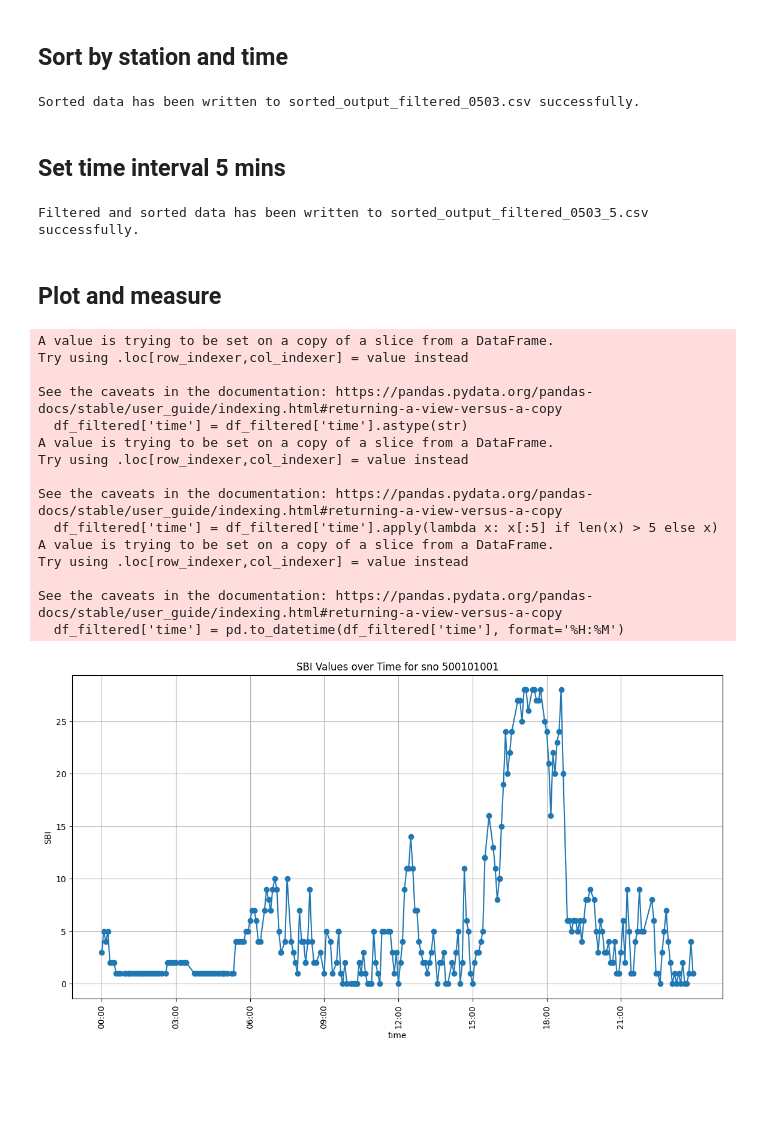
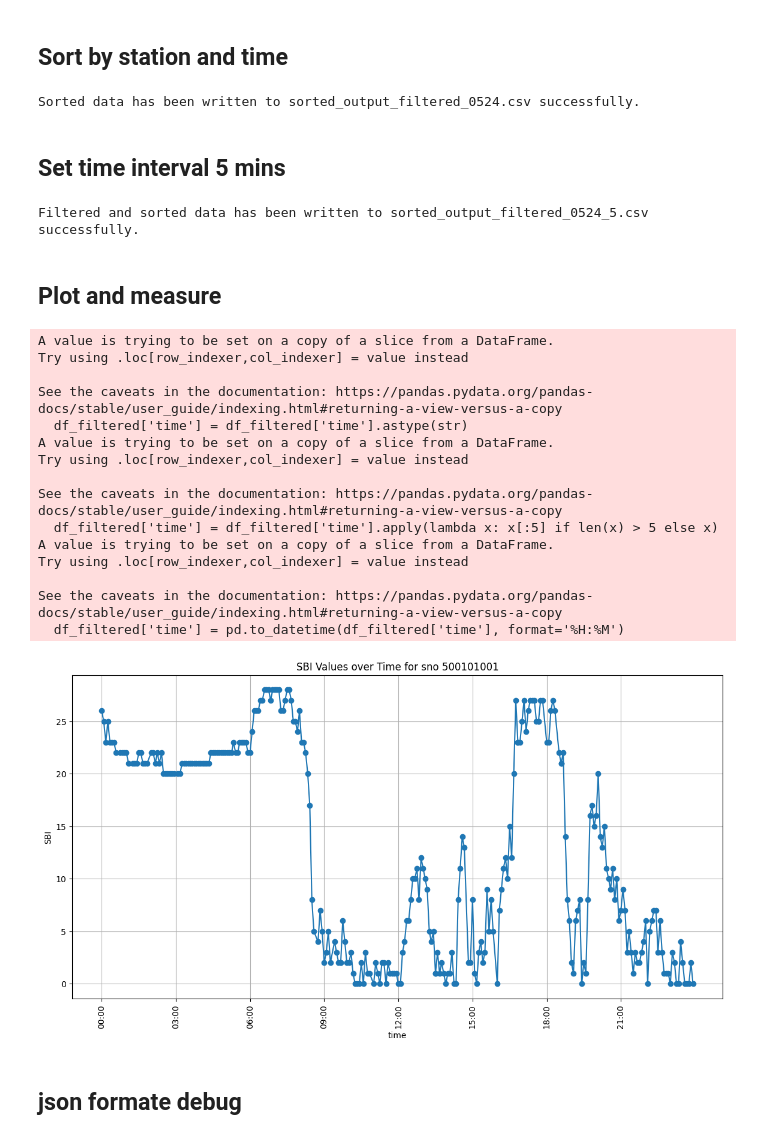
Before and after one commit to Eleven1Liu/AI-2024-Final, a Jupyter notebook: data_precessing_fromRAW.ipynb, the cells around one changed output. Cells and saved outputs as stored; diff of their text form; code cells hidden in the pictures; blank space fills up the shorter version.

Commit message:
add code
add code for RAW json files debug, merge all 5 mins interval data and plot specific day

```diff
--- a/data_precessing_fromRAW.ipynb
+++ b/data_precessing_fromRAW.ipynb
@@ -75,7 +75,7 @@ All filtered JSON data has been combined and written to filtered_merge_0503.csv
 import pandas as pd
 
 # CSV file path for the combined data
-combined_csv_file_path = 'filtered_merge_0503.csv'
+combined_csv_file_path = 'filtered_merge_0524.csv'
 
 # Read the combined CSV file into a DataFrame
 df = pd.read_csv(combined_csv_file_path)
@@ -87,12 +87,12 @@ df['time'] = pd.to_datetime(df['time'], format='%H:%M').dt.time
 df_sorted = df.sort_values(by=['sno', 'time'])
 
 # Write the sorted DataFrame back to a CSV file
-sorted_csv_file_path = 'sorted_output_filtered_0503.csv'
+sorted_csv_file_path = 'sorted_output_filtered_0524.csv'
 df_sorted.to_csv(sorted_csv_file_path, index=False, encoding='utf-8')
 
 print(f"Sorted data has been written to {sorted_csv_file_path} successfully.")
 # %% [output]
-Sorted data has been written to sorted_output_filtered_0503.csv successfully.
+Sorted data has been written to sorted_output_filtered_0524.csv successfully.
 # %% [markdown]
 ## Set time interval 5 mins
 # %%
@@ -103,7 +103,7 @@ def is_desired_five_minute_interval(time):
     return time.minute % 5 == 0 and time.second == 0
 
 # CSV file path for the combined data
-combined_csv_file_path = 'sorted_output_filtered_0503.csv'
+combined_csv_file_path = 'sorted_output_filtered_0524.csv'
 
 # Read the combined CSV file into a DataFrame
 df = pd.read_csv(combined_csv_file_path)
@@ -118,12 +118,12 @@ df_filtered = df[df['time'].apply(is_desired_five_minute_interval)]
 df_sorted = df_filtered.sort_values(by=['sno', 'time'])
 
 # Write the sorted DataFrame back to a CSV file
-sorted_csv_file_path = 'sorted_output_filtered_0503_5.csv'
+sorted_csv_file_path = 'sorted_output_filtered_0524_5.csv'
 df_sorted.to_csv(sorted_csv_file_path, index=False, encoding='utf-8')
 
 print(f"Filtered and sorted data has been written to {sorted_csv_file_path} successfully.")
 # %% [output]
-Filtered and sorted data has been written to sorted_output_filtered_0503_5.csv successfully.
+Filtered and sorted data has been written to sorted_output_filtered_0524_5.csv successfully.
 # %% [markdown]
 ## Plot and measure
 # %%
@@ -131,7 +131,7 @@ import pandas as pd
 import matplotlib.pyplot as plt
 
 # Load data
-file_path = 'sorted_output_filtered_0503_5.csv'  # Modify to your CSV file path
+file_path = 'sorted_output_filtered_0524_5.csv'  # Modify to your CSV file path
 df = pd.read_csv(file_path)
 
 # Filter specific sno
@@ -150,31 +150,33 @@ df_filtered['time'] = pd.to_datetime(df_filtered['time'], format='%H:%M')
 plt.figure(figsize=(14, 7))
 plt.plot(df_filtered['time'], df_filtered['sbi'], marker='o')
 plt.title('SBI Values over Time for sno 500101001')
 plt.xlabel('time')
 plt.ylabel('SBI')
 plt.xticks(rotation=90)
 plt.grid(True)
 
 # Set custom x-axis ticks
 xticks = pd.date_range(start='00:00', end='23:59', freq='3H').time
 plt.gca().set_xticks([pd.Timestamp(f'1900-01-01 {time}').to_pydatetime() for time in xticks])
 plt.gca().set_xticklabels([time.strftime('%H:%M') for time in xticks])
 
 plt.show()
 # %% [output]
 A value is trying to be set on a copy of a slice from a DataFrame.
 Try using .loc[row_indexer,col_indexer] = value instead
 
 See the caveats in the documentation: https://pandas.pydata.org/pandas-docs/stable/user_guide/indexing.html#returning-a-view-versus-a-copy
   df_filtered['time'] = df_filtered['time'].astype(str)
 A value is trying to be set on a copy of a slice from a DataFrame.
 Try using .loc[row_indexer,col_indexer] = value instead
 
 See the caveats in the documentation: https://pandas.pydata.org/pandas-docs/stable/user_guide/indexing.html#returning-a-view-versus-a-copy
   df_filtered['time'] = df_filtered['time'].apply(lambda x: x[:5] if len(x) > 5 else x)
 A value is trying to be set on a copy of a slice from a DataFrame.
 Try using .loc[row_indexer,col_indexer] = value instead
 
 See the caveats in the documentation: https://pandas.pydata.org/pandas-docs/stable/user_guide/indexing.html#returning-a-view-versus-a-copy
   df_filtered['time'] = pd.to_datetime(df_filtered['time'], format='%H:%M')
-[figure, old version]
+[figure, new version]
+# %% [markdown]
+## json formate debug
```
Also changed, not shown: parts of 6 cells of this notebook.
